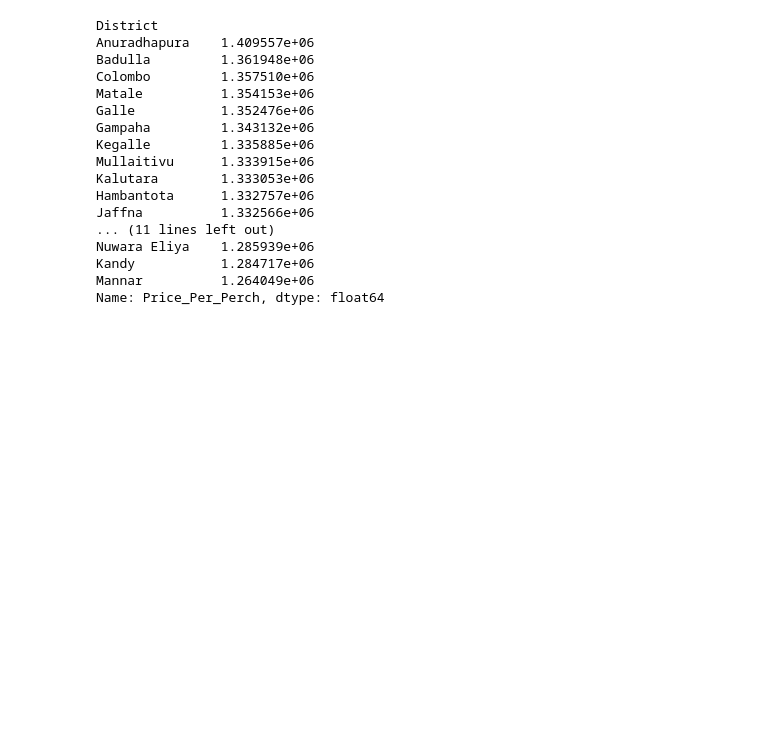
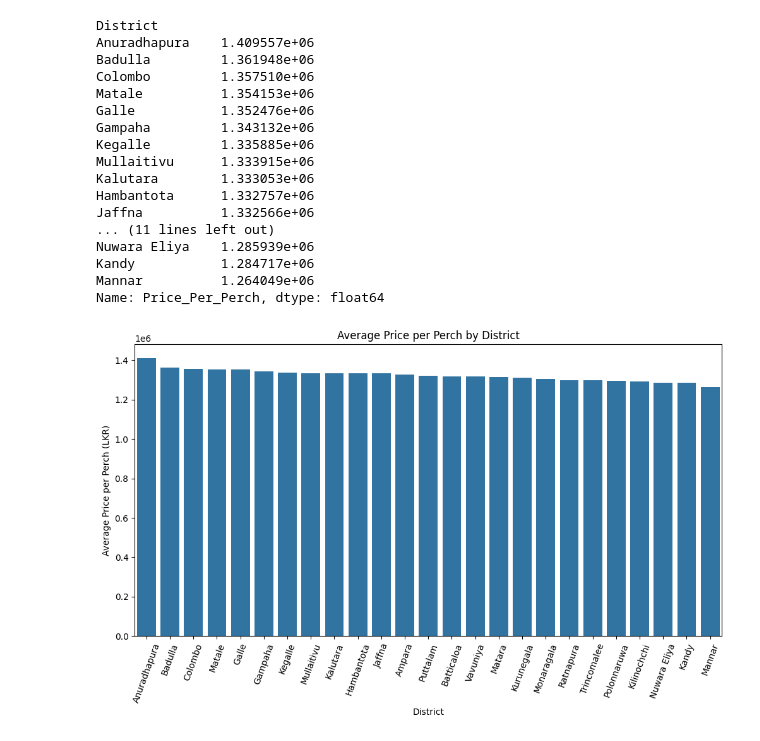
Before and after one commit to DhaneeraDulvanya/Sri-Lankan-Land-Price-Prediction-and-Real-Estate-Market-Analysis-System, a Jupyter notebook: notebooks/01_data_understandings.ipynb, the cells around one changed output. Saved outputs shown, nothing was run; the diff lists cells and outputs as text; code cells hidden in the pictures; blank space fills up the shorter version.

Commit message:
distric analysis - district vs average price per perch

```diff
--- a/notebooks/01_data_understandings.ipynb
+++ b/notebooks/01_data_understandings.ipynb
@@ -271,3 +271,14 @@ Nuwara Eliya    1.285939e+06
 Kandy           1.284717e+06
 Mannar          1.264049e+06
 Name: Price_Per_Perch, dtype: float64
+# %%
+# visualize the average price per perch by district
+plt.figure(figsize=(12, 6))
+sns.barplot(x=district_price.index, y=district_price.values)
+plt.title('Average Price per Perch by District')
+plt.xlabel('District')
+plt.ylabel('Average Price per Perch (LKR)')
+plt.xticks(rotation=70)
+plt.show()
+# %% [output]
+[figure, added]
```
